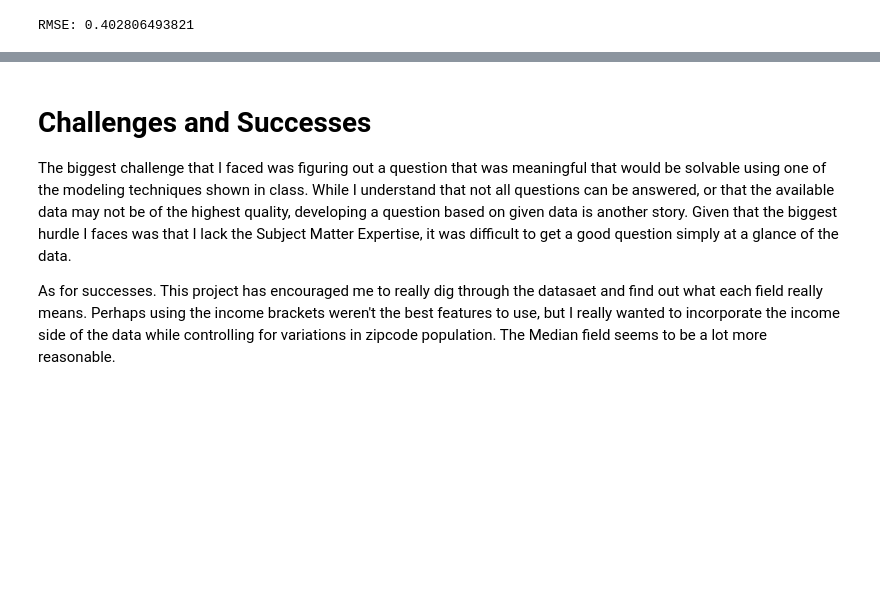
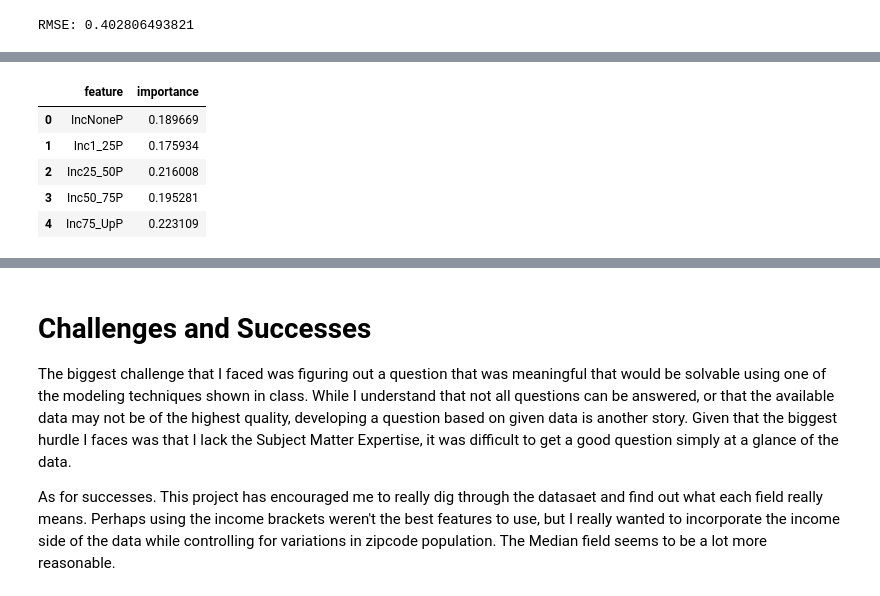
Before and after one commit to DogLung/DAT8-Assignments, a Jupyter notebook: Project/CFPB Project.ipynb, the cells around one changed output, grey strips where cells are left out. Cells and saved outputs as stored; diff of their text form; code cells hidden in the pictures; blank space fills up the shorter version.

```diff
--- a/Project/CFPB Project.ipynb
+++ b/Project/CFPB Project.ipynb
@@ -669,0 +755,10 @@ OverflowError: Allocated too many blocks
+# %%
+
+feature_cols = ['IncNoneP','Inc1_25P','Inc25_50P','Inc50_75P','Inc75_UpP']
+X = Voltron[feature_cols]
+y = Voltron.Disputed_Bit
+from sklearn.tree import DecisionTreeClassifier
+treeclf = DecisionTreeClassifier(random_state=1)
+treeclf.fit(X, y)
+
+export_graphviz(treeclf, out_file='tree_Voltron.dot', max_depth=4, feature_names=feature_cols)
@@ -669,0 +767,9 @@ OverflowError: Allocated too many blocks
+# %%
+pd.DataFrame({'feature':feature_cols, 'importance':treeclf.feature_importances_})
+# %% [output]
+|  | feature | importance |
+| 0 | IncNoneP | 0.189669 |
+| 1 | Inc1_25P | 0.175934 |
+| 2 | Inc25_50P | 0.216008 |
+| 3 | Inc50_75P | 0.195281 |
+| 4 | Inc75_UpP | 0.223109 |
```
Also changed, not shown: parts of 47 cells of this notebook, 1 other file.
